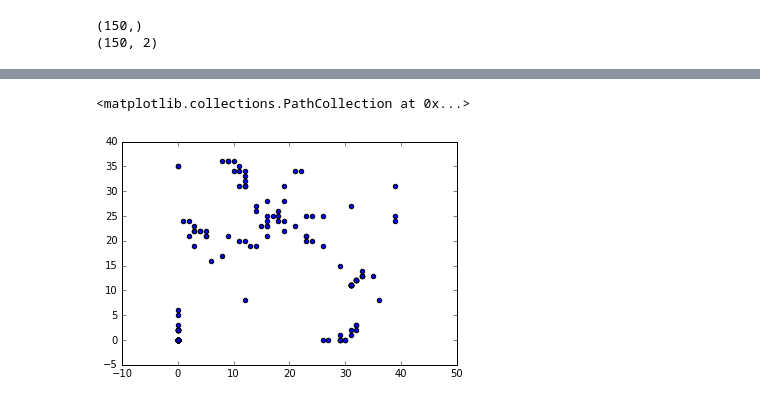
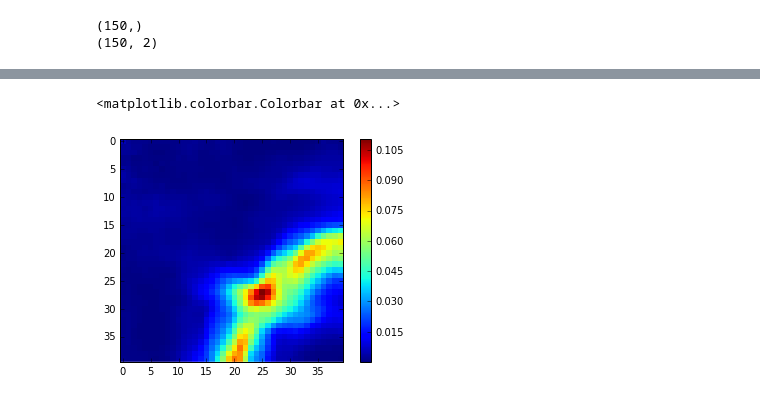
Before and after one commit to baicai999/tfkmeans, a Jupyter notebook: SOM tf.ipynb, the cells around one changed output, grey strips where cells are left out. Drawn from its saved outputs; the diff is of its cells as text; code cells hidden in the pictures.

```diff
--- a/SOM tf.ipynb
+++ b/SOM tf.ipynb
@@ -117,5 +145,6 @@ for i in range(2):
-# %%
-plt.scatter(dd[:,0], dd[:,1])
-# %% [output]
-<matplotlib.collections.PathCollection at 0x...>
-[figure, removed]
+# %%
+plt.imshow(umatrix, interpolation='none')
+plt.colorbar()
+# %% [output]
+<matplotlib.colorbar.Colorbar at 0x...>
+[figure, added]
```
Also changed, not shown: parts of 8 cells of this notebook.
